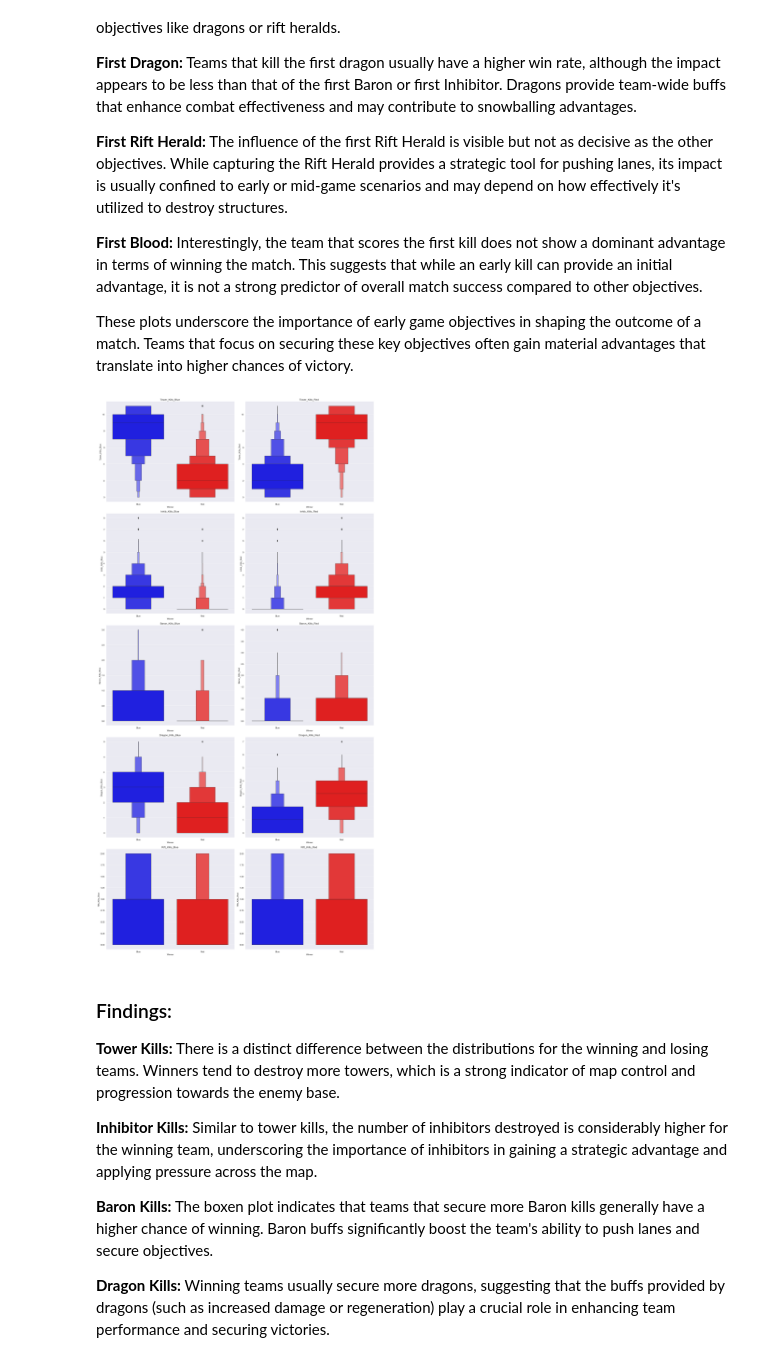
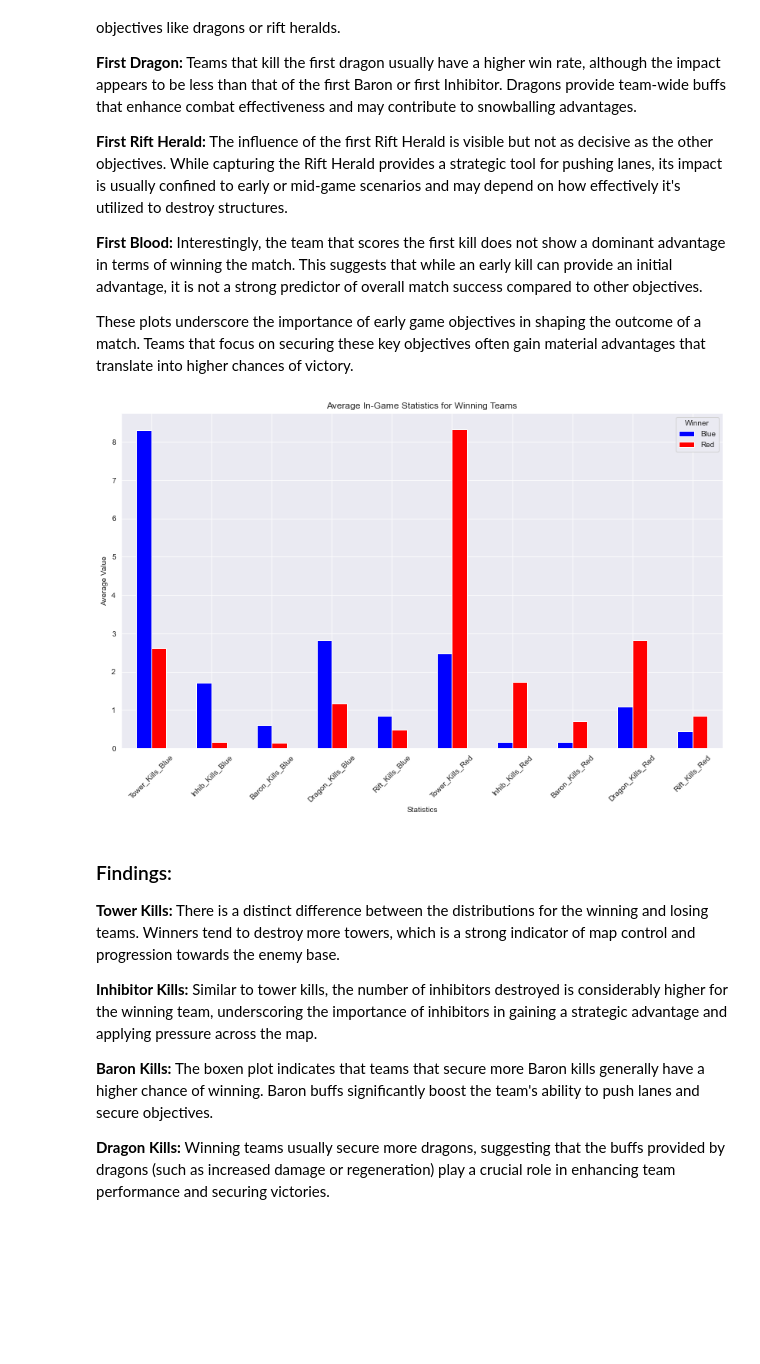
Before and after one commit to Lotus-baumgarner/Forever_Red_Vs_Blue, a Jupyter notebook: LeagueOfLegends.ipynb, the cells around one changed output. Cells and saved outputs as stored; diff of their text form; code cells hidden in the pictures; blank space fills up the shorter version.

```diff
--- a/LeagueOfLegends.ipynb
+++ b/LeagueOfLegends.ipynb
@@ -318,24 +444,22 @@ __First Rift Herald:__ The influence of the first Rift Herald is visible but not
 __First Blood:__ Interestingly, the team that scores the first kill does not show a dominant advantage in terms of winning the match. This suggests that while an early kill can provide an initial advantage, it is not a strong predictor of overall match success compared to other objectives.
 
 These plots underscore the importance of early game objectives in shaping the outcome of a match. Teams that focus on securing these key objectives often gain material advantages that translate into higher chances of victory.
-# %%
-# List of Int64 columns
-int64_cols = ['Tower_Kills_Blue', 'Tower_Kills_Red', 'Inhib_Kills_Blue', 'Inhib_Kills_Red',
-              'Baron_Kills_Blue', 'Baron_Kills_Red', 'Dragon_Kills_Blue', 'Dragon_Kills_Red',
-              'Rift_Kills_Blue',  'Rift_Kills_Red']
-
-# Created Boxen Plots for each Int64 column
-num_cols = 2
-num_rows = (len(int64_cols) + num_cols - 1) // num_cols
-plt.figure(figsize=(18, 36))
-for i, col in enumerate(int64_cols):
-    plt.subplot(num_rows, num_cols, i+1)
-    sns.boxenplot(x='Winner', y=col, data=LeagueDF, palette=['blue', 'red'])
-    plt.title(f'{col} ')
-    plt.tight_layout()
-plt.show()
-# %% [output]
-[figure, removed]
+# %%
+# Calculate average statistics for winning teams
+avg_stats_winner = LeagueDF.groupby('Winner').mean()
+
+# Plot the average statistics
+colors = ['blue', 'red']
+
+avg_stats_winner.T.plot(kind='bar', figsize=(14, 8), color=colors)
+plt.title('Average In-Game Statistics for Winning Teams')
+plt.xlabel('Statistics')
+plt.ylabel('Average Value')
+plt.xticks(rotation=45)
+plt.legend(title='Winner')
+plt.show()
+# %% [output]
+[figure, added]
 # %% [markdown]
 ### Findings:
 __Tower Kills:__ There is a distinct difference between the distributions for the winning and losing teams. Winners tend to destroy more towers, which is a strong indicator of map control and progression towards the enemy base.
```
Also changed, not shown: parts of 13 cells of this notebook.
